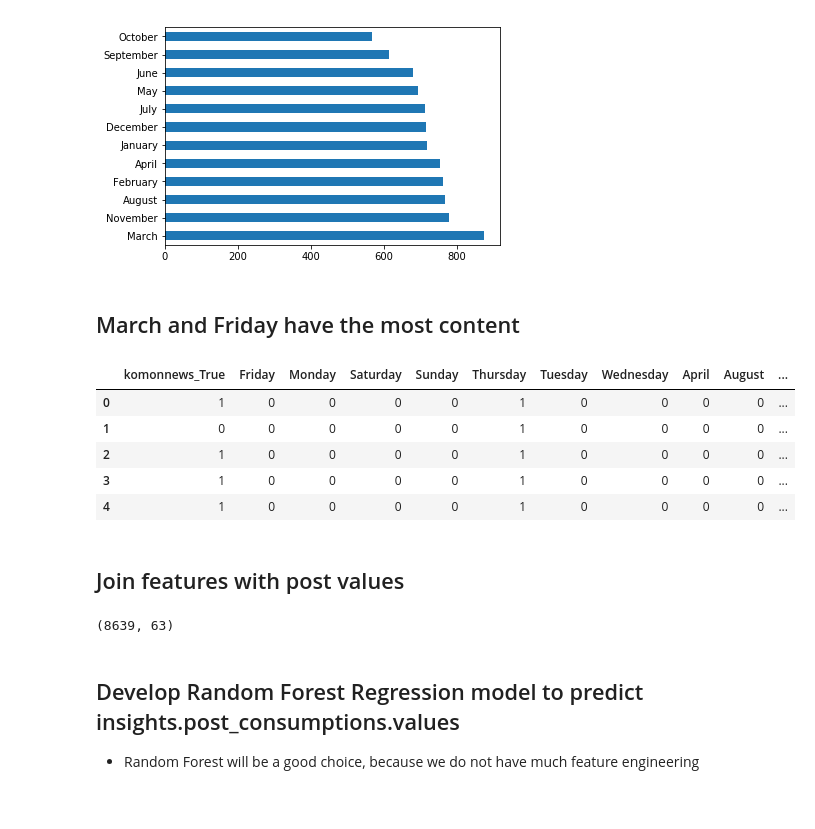
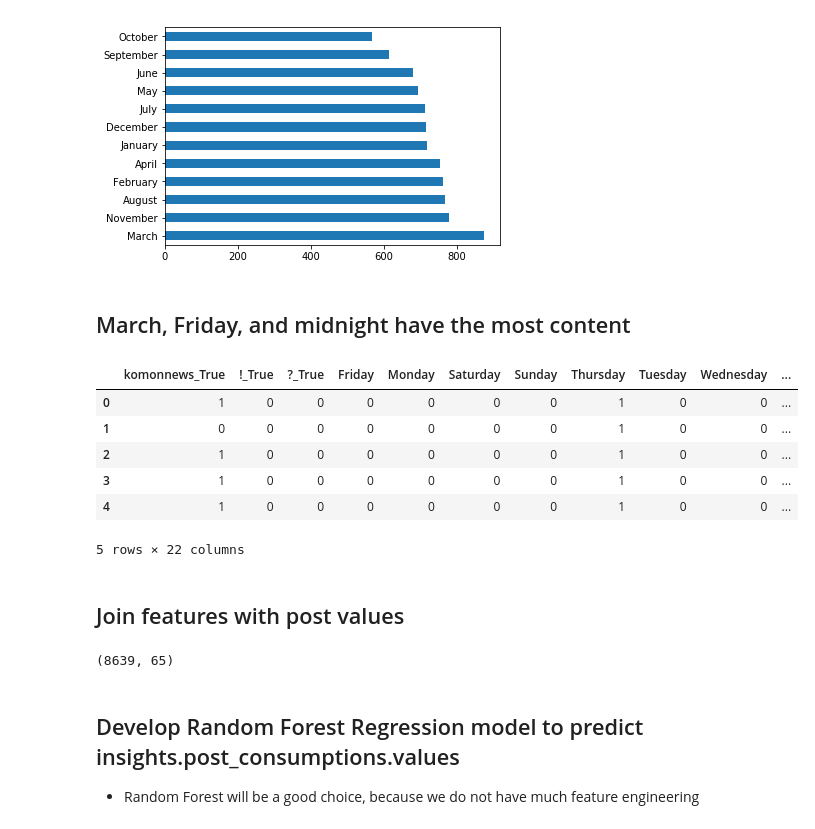
Before and after one commit to majickdave/latimes_challenge, a Jupyter notebook: LA times challenge.ipynb, the cells around one changed output. Saved outputs shown, nothing was run; the diff lists cells and outputs as text; code cells hidden in the pictures.

```diff
--- a/LA times challenge.ipynb
+++ b/LA times challenge.ipynb
@@ -101,0 +104,2 @@ features =pd.get_dummies(df['caption'].fillna('').str.contains(r'komonews.com'),
+# %%
+df['description_parsed'] = df['description'].fillna('').str.lower()
@@ -101,0 +108,9 @@ features =pd.get_dummies(df['caption'].fillna('').str.contains(r'komonews.com'),
+# %%
+# features['$_True'] = pd.get_dummies(df['description'].fillna('').str.contains(r'\$'),
+#               prefix='$', drop_first=True)
+
+features['!_True'] = pd.get_dummies(df['description'].fillna('').str.contains(r'\!'),
+              prefix='!', drop_first=True)
+
+features['?_True'] = pd.get_dummies(df['description'].fillna('').str.contains(r'\?'),
+              prefix='?', drop_first=True)
@@ -103,7 +123,7 @@ features =pd.get_dummies(df['caption'].fillna('').str.contains(r'komonews.com'),
 ## parse NLP features to be used later
 # %%
 # remove non alphabetic chars except .
-df['description_parsed'] = df['description'].fillna('').str.lower().str.replace(r'[^a-z .]', '')
+df['description_parsed'] = df['description'].str.replace(r'[^a-z .]', '')
 
 corpus = df['description_parsed'].str.cat().split('.')
 
@@ -137,18 +157,20 @@ plt.show()
 # %% [output]
 [figure]
 # %% [markdown]
-## March and Friday have the most content
+## March, Friday, and midnight have the most content
 # %%
-features = pd.concat([features, pd.get_dummies(weekday_name), pd.get_dummies(month)], 1)
+features = pd.concat([features, pd.get_dummies(weekday_name),
+                      pd.get_dummies(month)], 1)
 
 features.head()
 # %% [output]
-|  | komonnews_True | Friday | Monday | Saturday | Sunday | Thursday | Tuesday | Wednesday | April | August | ... |
-| 0 | 1 | 0 | 0 | 0 | 0 | 1 | 0 | 0 | 0 | 0 | ... |
-| 1 | 0 | 0 | 0 | 0 | 0 | 1 | 0 | 0 | 0 | 0 | ... |
-| 2 | 1 | 0 | 0 | 0 | 0 | 1 | 0 | 0 | 0 | 0 | ... |
-| 3 | 1 | 0 | 0 | 0 | 0 | 1 | 0 | 0 | 0 | 0 | ... |
-| 4 | 1 | 0 | 0 | 0 | 0 | 1 | 0 | 0 | 0 | 0 | ... |
+|  | komonnews_True | !_True | ?_True | Friday | Monday | Saturday | Sunday | Thursday | Tuesday | Wednesday | ... |
+| 0 | 1 | 0 | 0 | 0 | 0 | 0 | 0 | 1 | 0 | 0 | ... |
+| 1 | 0 | 0 | 0 | 0 | 0 | 0 | 0 | 1 | 0 | 0 | ... |
+| 2 | 1 | 0 | 0 | 0 | 0 | 0 | 0 | 1 | 0 | 0 | ... |
+| 3 | 1 | 0 | 0 | 0 | 0 | 0 | 0 | 1 | 0 | 0 | ... |
+| 4 | 1 | 0 | 0 | 0 | 0 | 0 | 0 | 1 | 0 | 0 | ... |
+5 rows × 22 columns
 # %% [markdown]
 ## Join features with post values
 # %%
@@ -156,7 +178,7 @@ data = pd.concat([features, new], 1, sort=False)
 
 data.shape
 # %% [output]
-(8639, 63)
+(8639, 65)
 # %% [markdown]
 ## Develop Random Forest Regression model to predict insights.post_consumptions.values
 - Random Forest will be a good choice, because we do not have much feature engineering
```
Also changed, not shown: parts of 12 cells of this notebook.
